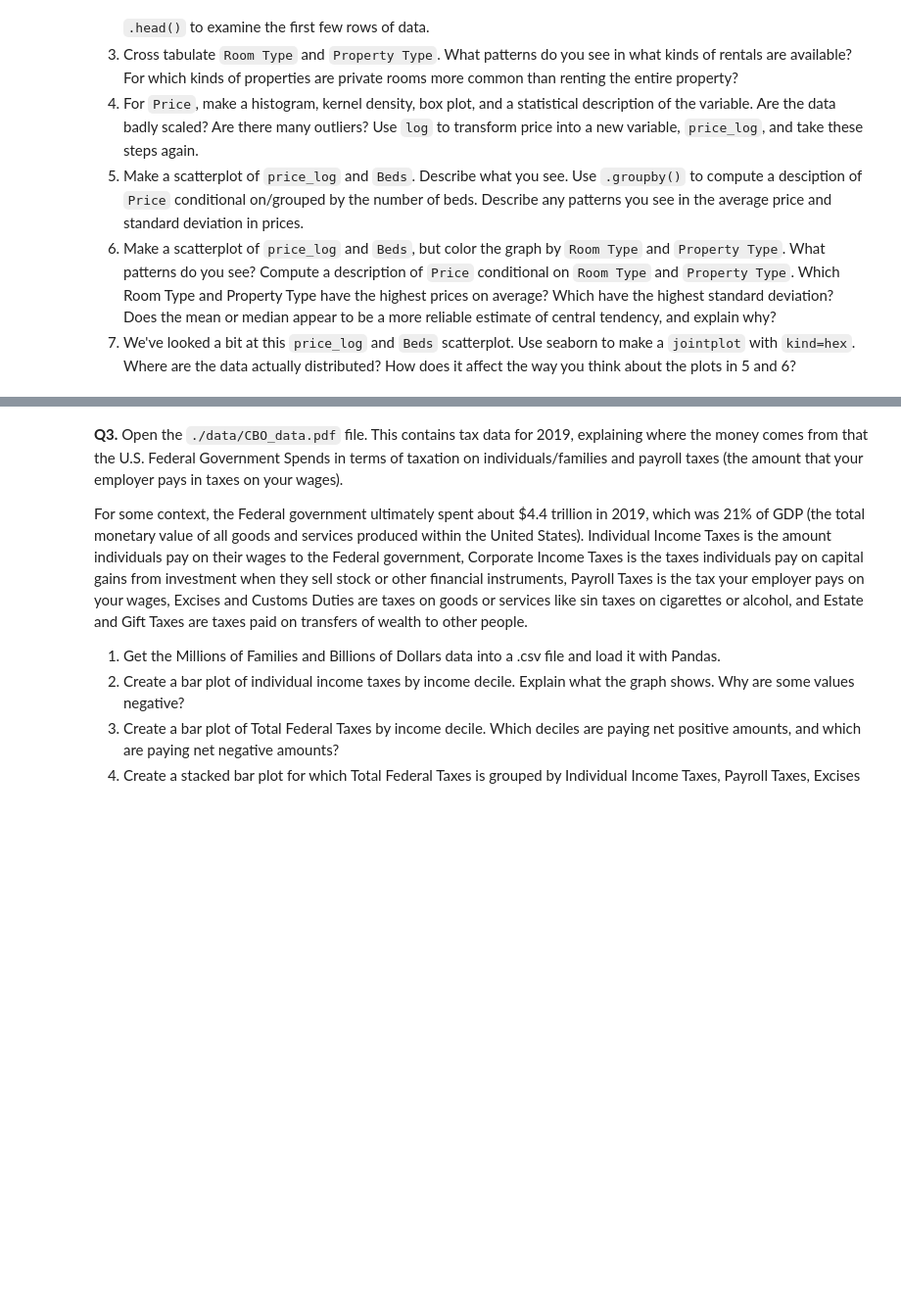
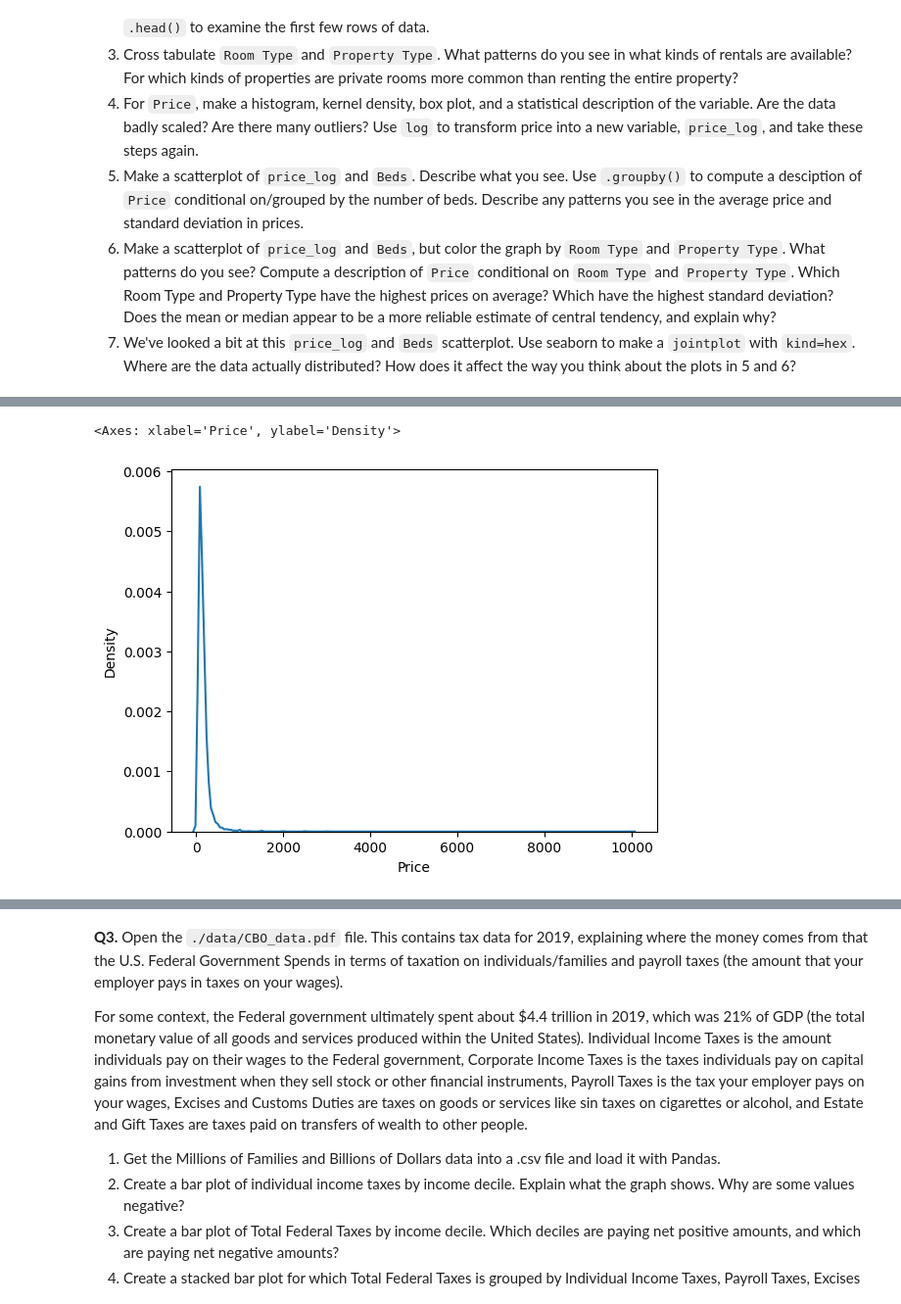
Before and after one commit to annacfisher/visualization, a Jupyter notebook: assignment/assignment.ipynb, the cells around one changed output, grey strips where cells are left out. Shown at 98% size. Drawn from its saved outputs; the diff is of its cells as text; code cells hidden in the pictures; blank space fills up the shorter version.

```diff
--- a/assignment/assignment.ipynb
+++ b/assignment/assignment.ipynb
@@ -230,0 +299,5 @@ sns.scatterplot(data=df, y='grad_100_value',x="aid_value",hue="level")
+# %%
+sns.kdeplot(data=adf,x=var)
+# %% [output]
+<Axes: xlabel='Price', ylabel='Density'>
+[figure, added]
```
Also changed, not shown: parts of 24 cells of this notebook.
